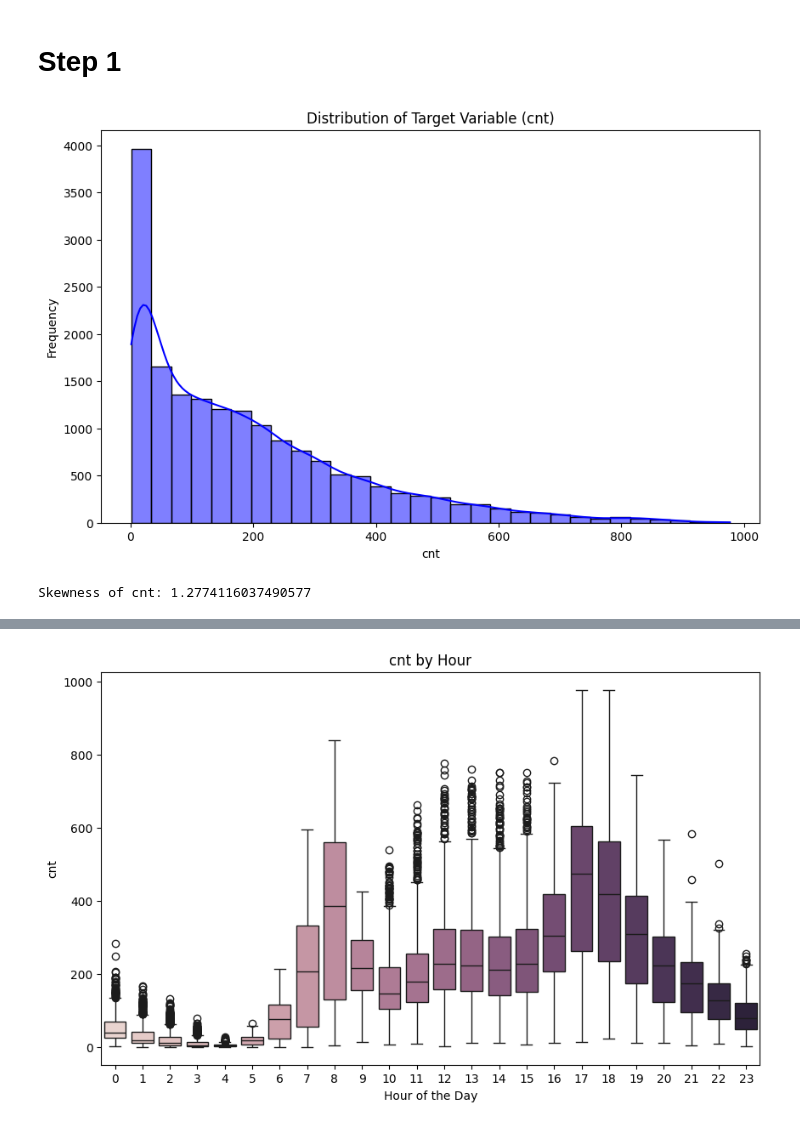
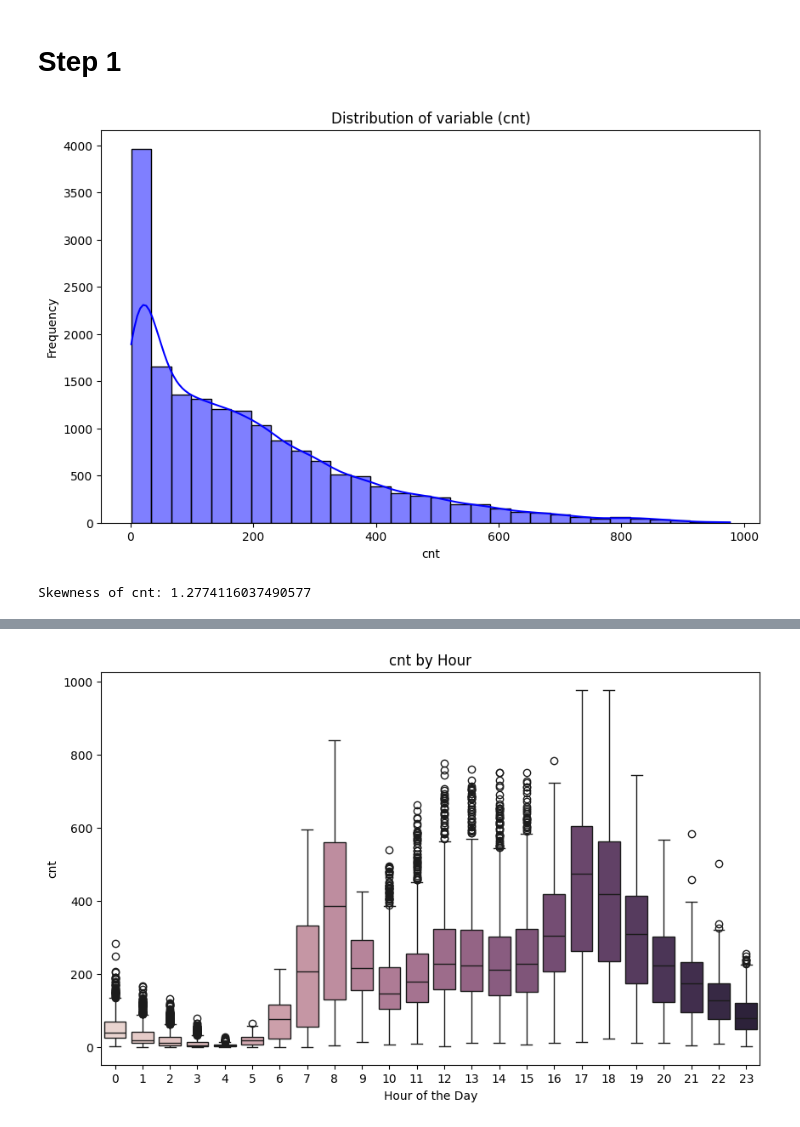
Before and after one commit to Ilincalink/ML-fundamentals-2025, a Jupyter notebook: assignment_2_ilinca_corbu[corbu].ipynb, the cells around one changed output, grey strips where cells are left out. Saved outputs shown, nothing was run; the diff lists cells and outputs as text; code cells hidden in the pictures.

```diff
--- a/assignment_2_ilinca_corbu[corbu].ipynb
+++ b/assignment_2_ilinca_corbu[corbu].ipynb
@@ -39,14 +39,14 @@ df.head
 # %%
 # Plot the distribution of the target variable
 plt.figure(figsize=(10, 6))
 sns.histplot(df['cnt'], kde=True, bins=30, color='blue')
-plt.title('Distribution of Target Variable (cnt)')
+plt.title('Distribution of variable (cnt)')
 plt.xlabel('cnt')
 plt.ylabel('Frequency')
 plt.show()
 
 # Check skewness of the target variable
 print(f'Skewness of cnt: {df["cnt"].skew()}')
 # %% [output]
-[figure, old version]
+[figure, new version]
 Skewness of cnt: 1.2774116037490577
```
Also changed, not shown: parts of 14 cells of this notebook.
